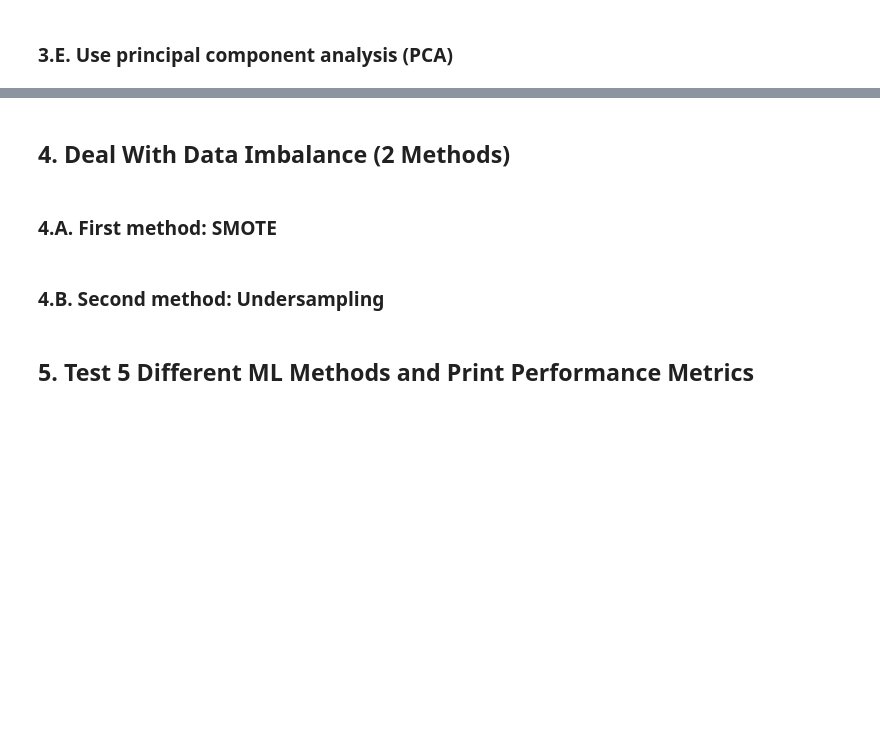
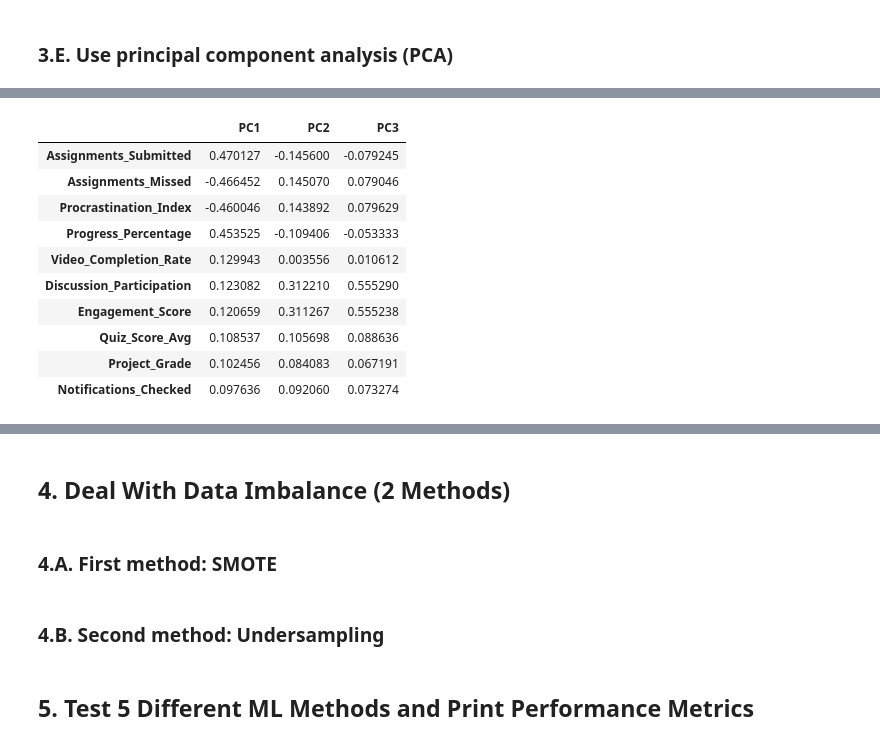
Before and after one commit to mmswflow-upb/ai-labs, a Jupyter notebook: HW/HW 2/HW2.ipynb, the cells around one changed output, grey strips where cells are left out. Saved outputs shown, nothing was run; the diff lists cells and outputs as text; code cells hidden in the pictures; blank space fills up the shorter version.

```diff
--- a/HW/HW 2/HW2.ipynb
+++ b/HW/HW 2/HW2.ipynb
@@ -555,0 +556,12 @@ After these choices, I am left with features that describe the student profile,
+# %%
+from sklearn.preprocessing import StandardScaler
+
+scaler = StandardScaler()
+X_scaled = X_encoded.copy()
+X_scaled[numeric_predictive_cols] = scaler.fit_transform(X_scaled[numeric_predictive_cols])
+
+desc_scaled = X_scaled[numeric_predictive_cols].describe().loc[["mean", "std"]].round(3)
+print("Summary of scaled numerical features (mean/std):")
+display(desc_scaled.head())
+print("First 5 of scaled numerical features:")
+X_scaled[numeric_predictive_cols].head()
@@ -557,0 +586,71 @@ After these choices, I am left with features that describe the student profile,
+# %%
+from sklearn.decomposition import PCA
+from mpl_toolkits.mplot3d import Axes3D
+
+X_pca_input = X_scaled[numeric_predictive_cols]
+
+pca3 = PCA(n_components=3, random_state=42)
+X_pca3 = pca3.fit_transform(X_pca_input)
+
+print("Explained variance ratio (PC1–PC3):", pca3.explained_variance_ratio_)
+print("Total explained variance (3 components):", pca3.explained_variance_ratio_.sum())
+
+loadings = pd.DataFrame(
+    pca3.components_.T,
+    index=numeric_predictive_cols,
+    columns=["PC1", "PC2", "PC3"]
+)
+
+pc1_top = loadings["PC1"].abs().sort_values(ascending=False).head(10).index
+pc2_top = loadings["PC2"].abs().sort_values(ascending=False).head(10).index
+pc3_top = loadings["PC3"].abs().sort_values(ascending=False).head(10).index
+
+print("Top 10 features contributing to PC1:")
+display(loadings.loc[pc1_top].sort_values("PC1", key=lambda s: s.abs(), ascending=False))
+
+print("Top 10 features contributing to PC2:")
+display(loadings.loc[pc2_top].sort_values("PC2", key=lambda s: s.abs(), ascending=False))
+
+print("Top 10 features contributing to PC3:")
+display(loadings.loc[pc3_top].sort_values("PC3", key=lambda s: s.abs(), ascending=False))
+
+labeled_mask = Y.notna()
+X_pca3_labeled = X_pca3[labeled_mask]
+y_labeled = Y[labeled_mask]
+
+max_points = 5000
+if len(y_labeled) > max_points:
+    sample_idx = y_labeled.sample(n=max_points, random_state=42).index
+else:
+    sample_idx = y_labeled.index
+
+X_plot = X_pca3_labeled[sample_idx]
+y_plot = y_labeled.loc[sample_idx]
+
+comp_mask = y_plot == 1
+notcomp_mask = y_plot == 0
+
+plt.figure(figsize=(8, 6))
+plt.scatter(X_plot[notcomp_mask, 0], X_plot[notcomp_mask, 1], s=5, alpha=0.5, label="Not Completed")
+plt.scatter(X_plot[comp_mask, 0], X_plot[comp_mask, 1], s=5, alpha=0.5, label="Completed")
+plt.xlabel("PC1")
+plt.ylabel("PC2")
+plt.title("PCA (PC1 vs PC2) colored by completion status")
+plt.legend()
+plt.tight_layout()
+plt.show()
+
+fig = plt.figure(figsize=(9, 7))
+ax = fig.add_subplot(111, projection="3d")
+ax.scatter(X_plot[notcomp_mask, 0], X_plot[notcomp_mask, 1], X_plot[notcomp_mask, 2],
+           s=5, alpha=0.5, label="Not Completed")
+ax.scatter(X_plot[comp_mask, 0], X_plot[comp_mask, 1], X_plot[comp_mask, 2],
+           s=5, alpha=0.5, label="Completed")
+ax.set_xlabel("PC1")
+ax.set_ylabel("PC2")
+ax.set_zlabel("PC3")
+ax.set_title("3D PCA (PC1–PC3) colored by completion status")
+ax.legend()
+plt.tight_layout()
+plt.show()
+# %% [output]
@@ -557,0 +660,11 @@ After these choices, I am left with features that describe the student profile,
+|  | PC1 | PC2 | PC3 |
+| Assignments_Submitted | 0.470127 | -0.145600 | -0.079245 |
+| Assignments_Missed | -0.466452 | 0.145070 | 0.079046 |
+| Procrastination_Index | -0.460046 | 0.143892 | 0.079629 |
+| Progress_Percentage | 0.453525 | -0.109406 | -0.053333 |
+| Video_Completion_Rate | 0.129943 | 0.003556 | 0.010612 |
+| Discussion_Participation | 0.123082 | 0.312210 | 0.555290 |
+| Engagement_Score | 0.120659 | 0.311267 | 0.555238 |
+| Quiz_Score_Avg | 0.108537 | 0.105698 | 0.088636 |
+| Project_Grade | 0.102456 | 0.084083 | 0.067191 |
+| Notifications_Checked | 0.097636 | 0.092060 | 0.073274 |
```
Also changed, not shown: parts of 7 cells of this notebook.
